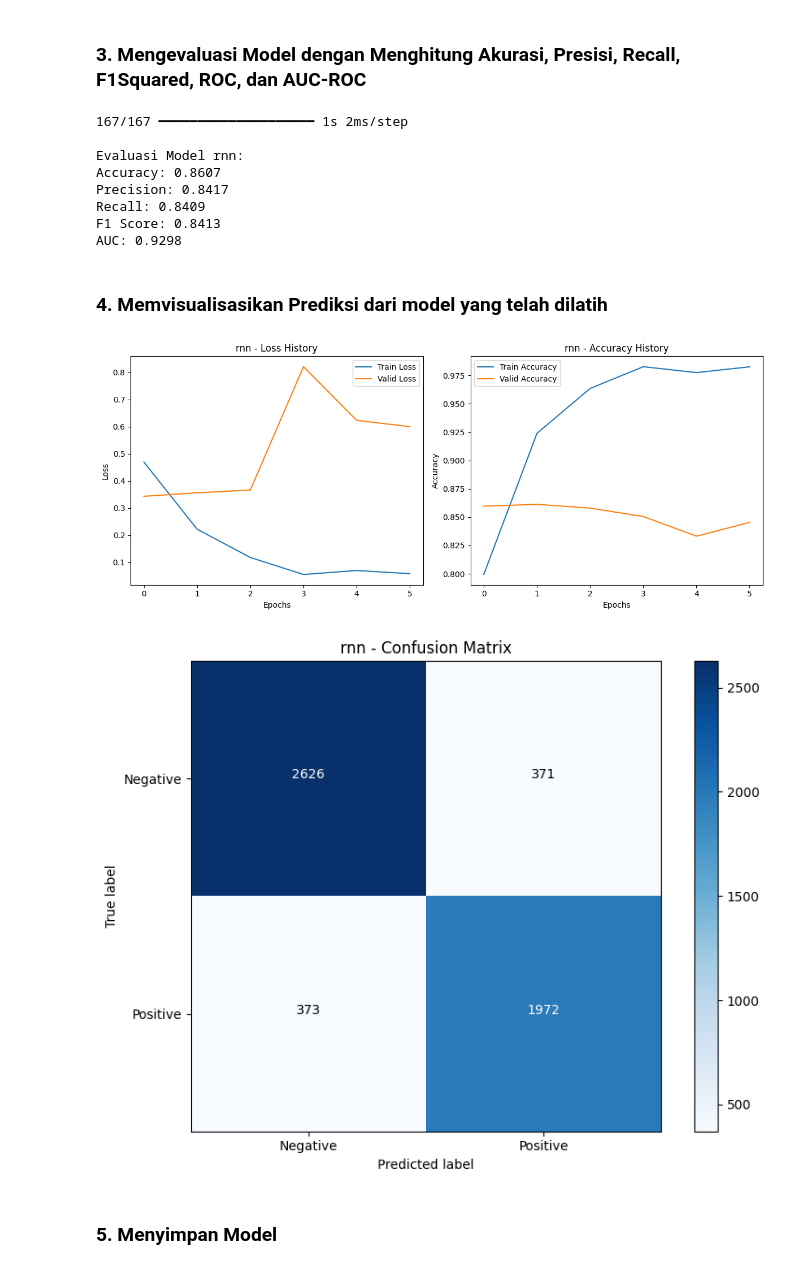
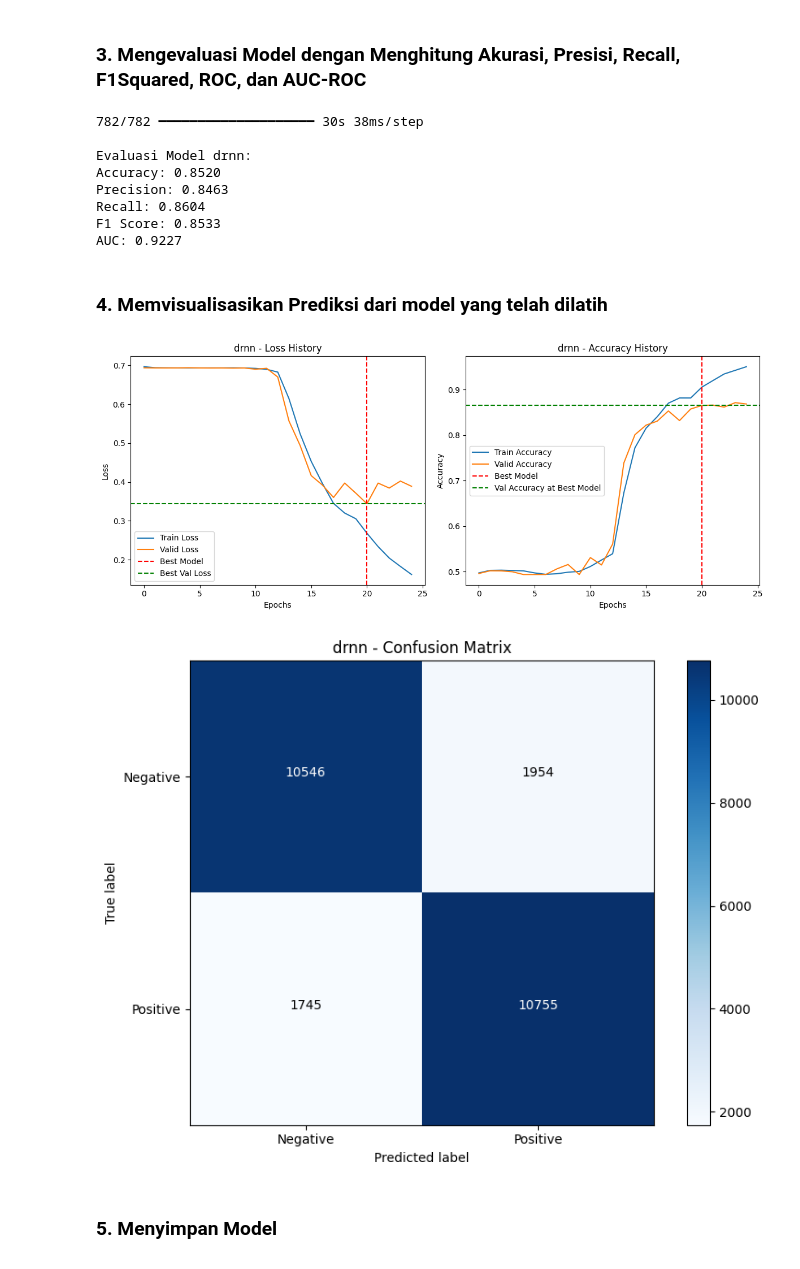
Before and after one commit to Kaasyiful/tugas-deep-learning, a Jupyter notebook: week7/IMDb/Deep_Learning_Week_7_IMDb.ipynb, the cells around one changed output. Drawn from its saved outputs; the diff is of its cells as text; code cells hidden in the pictures.

```diff
--- a/week7/IMDb/Deep_Learning_Week_7_IMDb.ipynb
+++ b/week7/IMDb/Deep_Learning_Week_7_IMDb.ipynb
@@ -691,2 +520,36 @@ model_birnn_tf = build_birnn_model()
+# %%
+# Fungsi untuk membuat model Deep RNN kompleks dengan LSTM
+def build_drnn_model(embedding_dim=128, lstm_units=64, dropout_rate=0.2, recurrent_dropout=0.2, dense_units=64, learning_rate=0.001):
+    model = Sequential([
+        Input(shape=(MAXLEN,)),
+        Embedding(NUM_WORDS, embedding_dim),
+
+        LSTM(lstm_units, return_sequences=True, dropout=dropout_rate),
+        BatchNormalization(),
+        LSTM(lstm_units, return_sequences=True, dropout=dropout_rate),
+        BatchNormalization(),
+        LSTM(lstm_units, return_sequences=True, dropout=dropout_rate),
+        BatchNormalization(),
+        LSTM(lstm_units, return_sequences=True, dropout=dropout_rate),
+        BatchNormalization(),
+        LSTM(lstm_units, return_sequences=False, dropout=dropout_rate),
+        BatchNormalization(),
+
+        Dense(dense_units, activation='relu'),
+        Dropout(dropout_rate),
+        Dense(dense_units // 2, activation='relu'),
+        Dropout(dropout_rate),
+        Dense(dense_units // 4, activation='relu'),
+        Dropout(dropout_rate),
+        Dense(1, activation='sigmoid')
+    ])
+
+    # Menyusun model
+    model.compile(optimizer=Adam(learning_rate=learning_rate), loss='binary_crossentropy', metrics=['accuracy'])
+
+    return model
+
+# inisialisasi model
+model_drnn = build_drnn_model()
 # %% [markdown]
 ### 2. Melatih Model
@@ -717,27 +634,27 @@ Waktu pelatihan: 0m 47s
 ### 3. Mengevaluasi Model dengan Menghitung Akurasi, Presisi, Recall, F1Squared, ROC, dan AUC-ROC
 # %%
 # Evaluasi model RNN
-result_birnn_tf = evaluate_model_tf(model_birnn_tf, test_data, 'birnn')
+result_drnn = evaluate_model_tf(model_drnn, test_data, 'drnn')
 # %% [output]
-167/167 ━━━━━━━━━━━━━━━━━━━━ 1s 2ms/step
+782/782 ━━━━━━━━━━━━━━━━━━━━ 30s 38ms/step
 
-Evaluasi Model rnn:
-Accuracy: 0.8607
-Precision: 0.8417
-Recall: 0.8409
-F1 Score: 0.8413
-AUC: 0.9298
+Evaluasi Model drnn:
+Accuracy: 0.8520
+Precision: 0.8463
+Recall: 0.8604
+F1 Score: 0.8533
+AUC: 0.9227
 # %% [markdown]
 ### 4. Memvisualisasikan Prediksi dari model yang telah dilatih
 # %%
 # Plotting hasil pelatihan
-plot_training_history(history_birnn_tf.history, "birnn")
+plot_training_history(history_drnn.history, "drnn")
 
 # Plotting confusion matrix
-plot_confusion_matrix(y_test, result_birnn_tf['y_pred'], "birnn")
+plot_confusion_matrix(y_test, result_drnn['y_pred'], "drnn")
 # %% [output]
-[figure, old version]
+[figure, new version]
-[figure, old version]
+[figure, new version]
 # %% [markdown]
 ### 5. Menyimpan Model
 # %%
```
Also changed, not shown: parts of 60 cells of this notebook, 28 other files.
